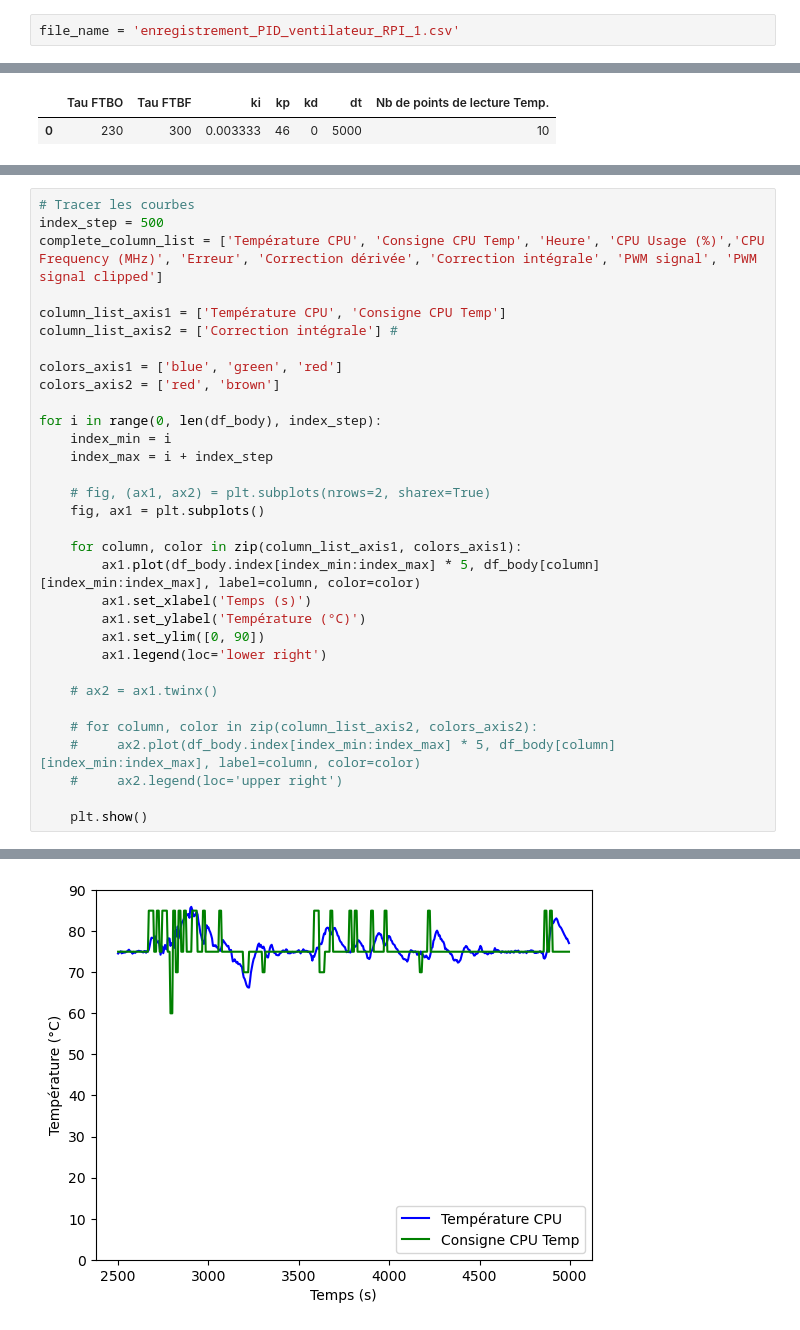
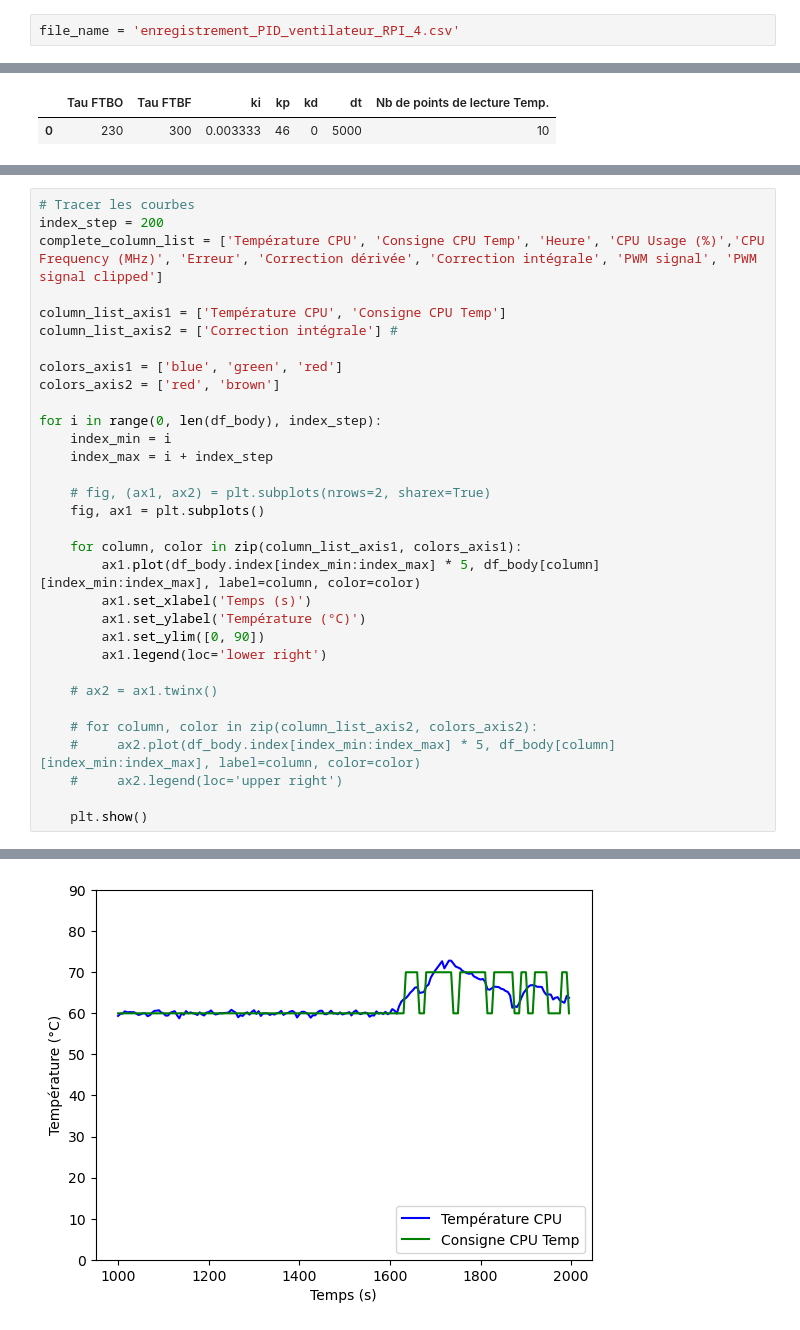
Before and after one commit to BNJ02/PID_control_RPi_cooling, a Jupyter notebook: Ventilator_controlled_w_PID_analysis/Analyse.ipynb, the cells around one changed output, grey strips where cells are left out. Cells and saved outputs as stored; diff of their text form.

```diff
--- a/Ventilator_controlled_w_PID_analysis/Analyse.ipynb
+++ b/Ventilator_controlled_w_PID_analysis/Analyse.ipynb
@@ -2,7 +2,7 @@
 import pandas as pd
 import matplotlib.pyplot as plt
 # %%
-file_name = 'enregistrement_PID_ventilateur_RPI_1.csv'
+file_name = 'enregistrement_PID_ventilateur_RPI_4.csv'
 # %%
 # Lire le fichier CSV
 df_header = pd.read_csv(file_name, nrows=1) # Lire la première ligne
@@ -16,6 +20,6 @@ df_header
 # %%
 # Tracer les courbes
-index_step = 500
+index_step = 200
 complete_column_list = ['Température CPU', 'Consigne CPU Temp', 'Heure', 'CPU Usage (%)','CPU Frequency (MHz)', 'Erreur', 'Correction dérivée', 'Correction intégrale', 'PWM signal', 'PWM signal clipped']
 
 column_list_axis1 = ['Température CPU', 'Consigne CPU Temp']
@@ -50 +54 @@ for i in range(0, len(df_body), index_step):
-[figure, old version]
+[figure, new version]
```
Also changed, not shown: parts of 2 cells of this notebook, 11 other files.
